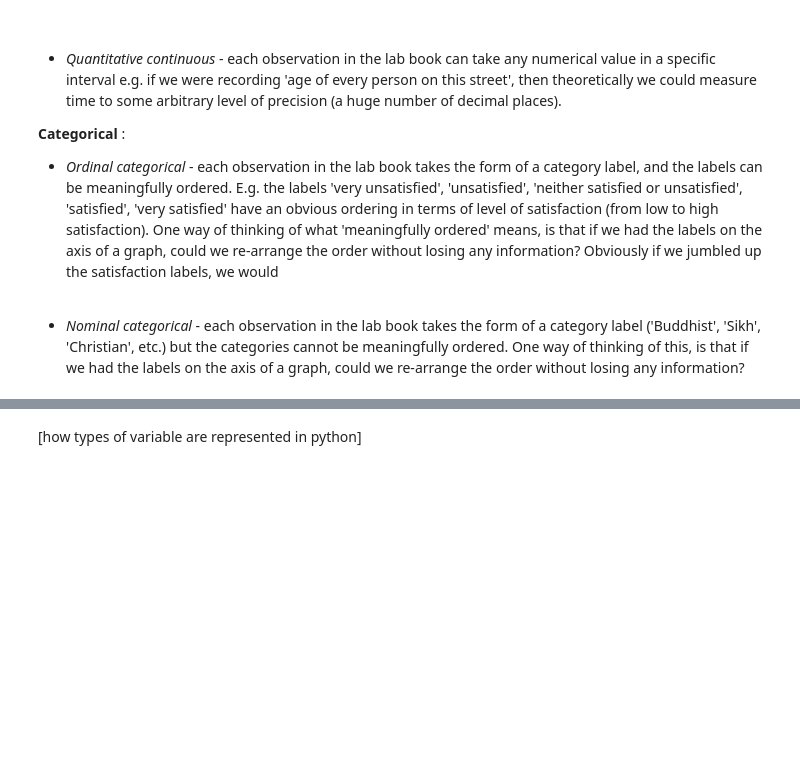
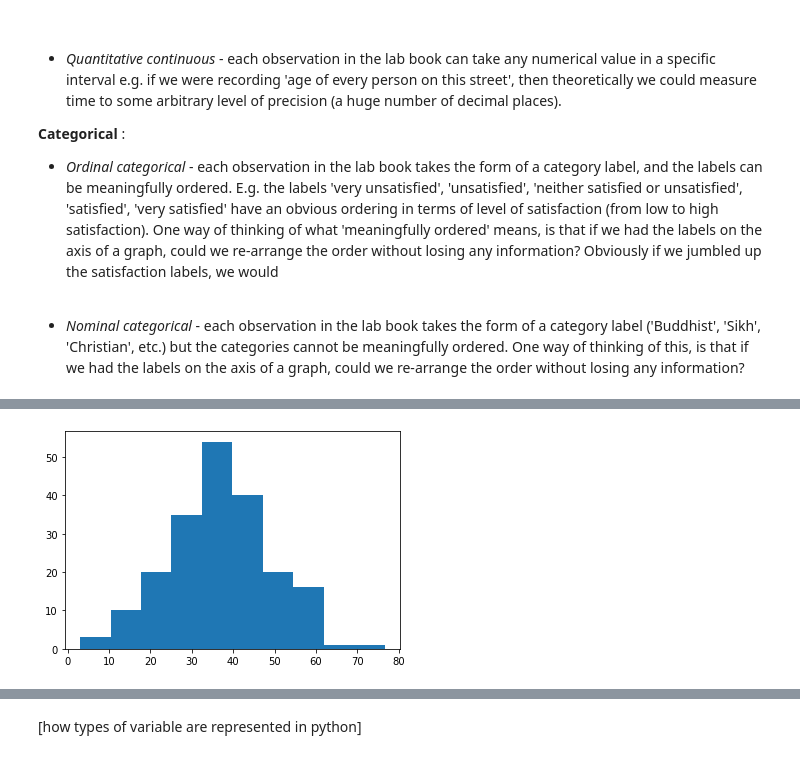
Before and after one commit to pxr687/islands_python_foundations, a Jupyter notebook: 2_variables_lists_indexing.ipynb, the cells around one changed output, grey strips where cells are left out. Cells and saved outputs as stored; diff of their text form; code cells hidden in the pictures; blank space fills up the shorter version.

```diff
--- a/2_variables_lists_indexing.ipynb
+++ b/2_variables_lists_indexing.ipynb
@@ -128,0 +125,5 @@ For quantitative varibales, each observation in a lab book takes the form of a n
+# %%
+# quantitative variable
+age = np.random.normal(36, 12, size = 200 )
+
+age
@@ -128,0 +148,8 @@ For quantitative varibales, each observation in a lab book takes the form of a n
+# %%
+# histogtam for quantitative data
+plt.hist(age)
+
+# the code below just shows the plot without any unnecessary output
+plt.show()
+# %% [output]
+[figure, added]
```
Also changed, not shown: parts of 10 cells of this notebook.
